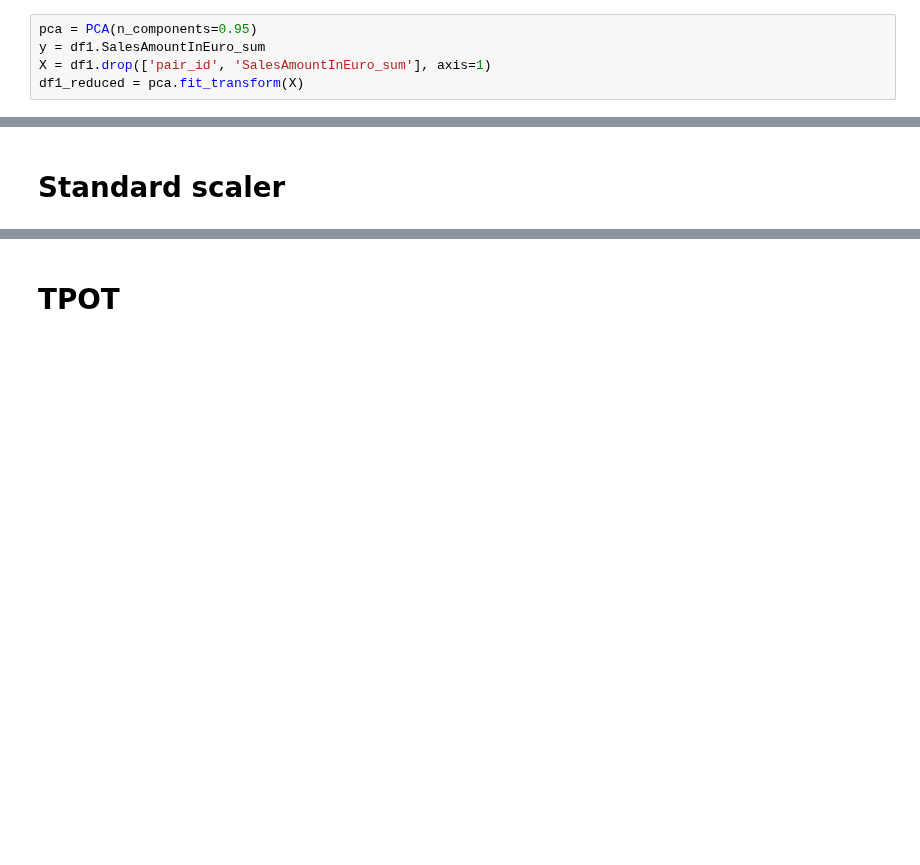
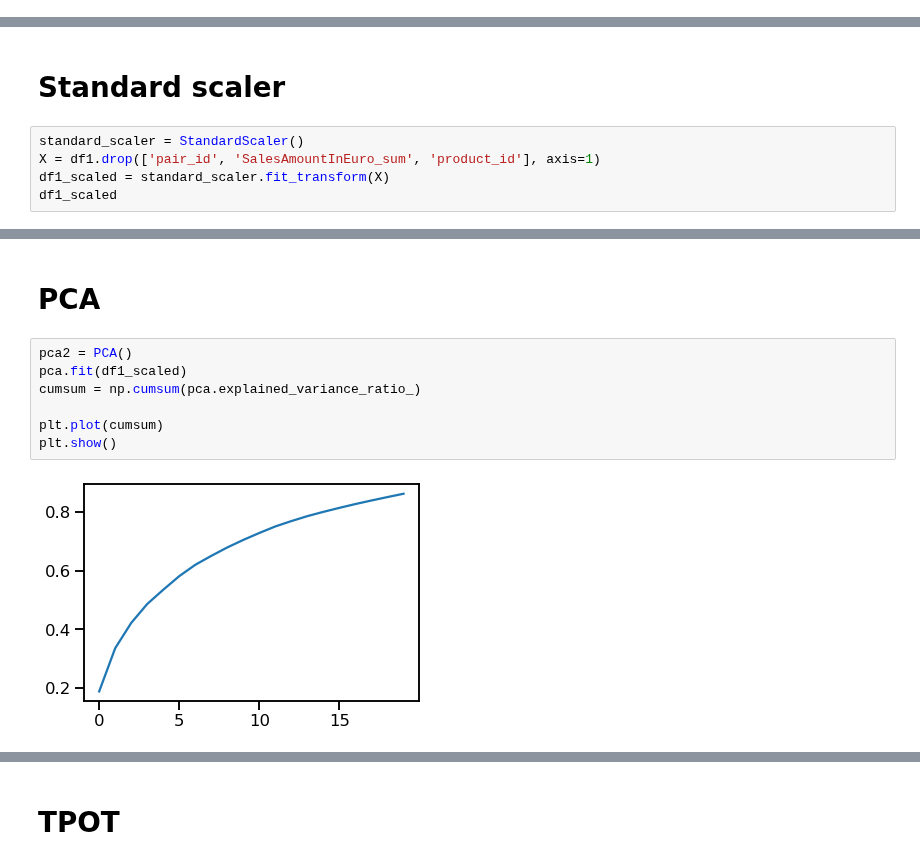
Before and after one commit to anras5/Criteo-Search-Data, a Jupyter notebook: main_notebook.ipynb, the cells around one changed output, grey strips where cells are left out. Cells and saved outputs as stored; diff of their text form; blank space fills up the shorter version.

Commit message:
Add Standard Scaler and PCA

```diff
--- a/main_notebook.ipynb
+++ b/main_notebook.ipynb
@@ -795,5 +758,0 @@ Counter: 207
-# %%
-pca = PCA(n_components=0.95)
-y = df1.SalesAmountInEuro_sum
-X = df1.drop(['pair_id', 'SalesAmountInEuro_sum'], axis=1)
-df1_reduced = pca.fit_transform(X)
@@ -810,2 +759,7 @@ array([[-1.39556190e+08,  9.72250453e+06],
 # %% [markdown]
 # Standard scaler
+# %%
+standard_scaler = StandardScaler()
+X = df1.drop(['pair_id', 'SalesAmountInEuro_sum', 'product_id'], axis=1)
+df1_scaled = standard_scaler.fit_transform(X)
+df1_scaled
@@ -811,0 +780,11 @@ array([[-1.39556190e+08,  9.72250453e+06],
+# %% [markdown]
+# PCA
+# %%
+pca2 = PCA()
+pca.fit(df1_scaled)
+cumsum = np.cumsum(pca.explained_variance_ratio_)
+
+plt.plot(cumsum)
+plt.show()
+# %% [output]
+[figure, added]
```
Also changed, not shown: parts of 10 cells of this notebook.
